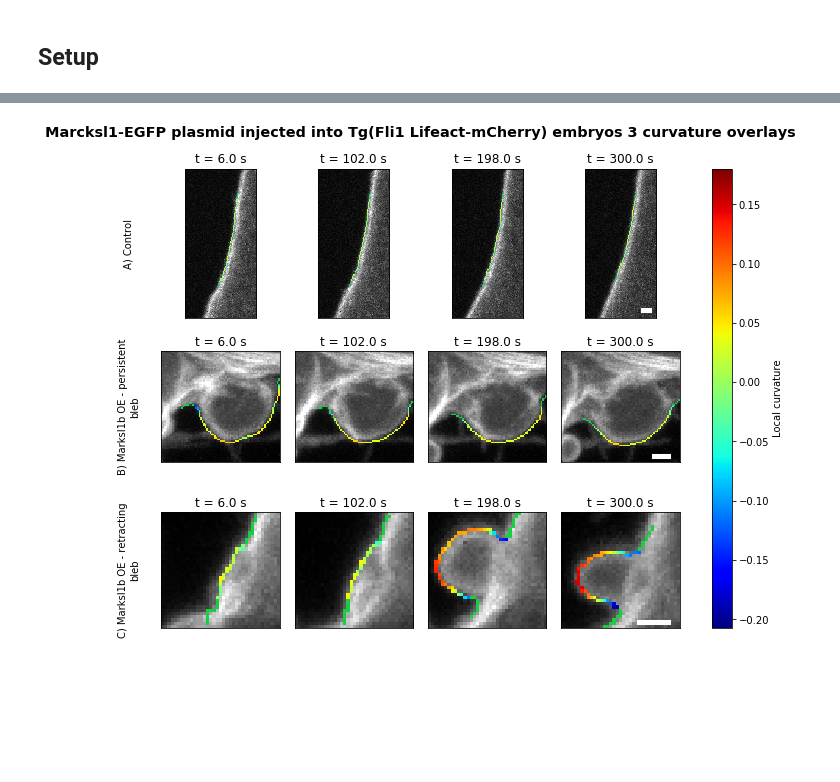
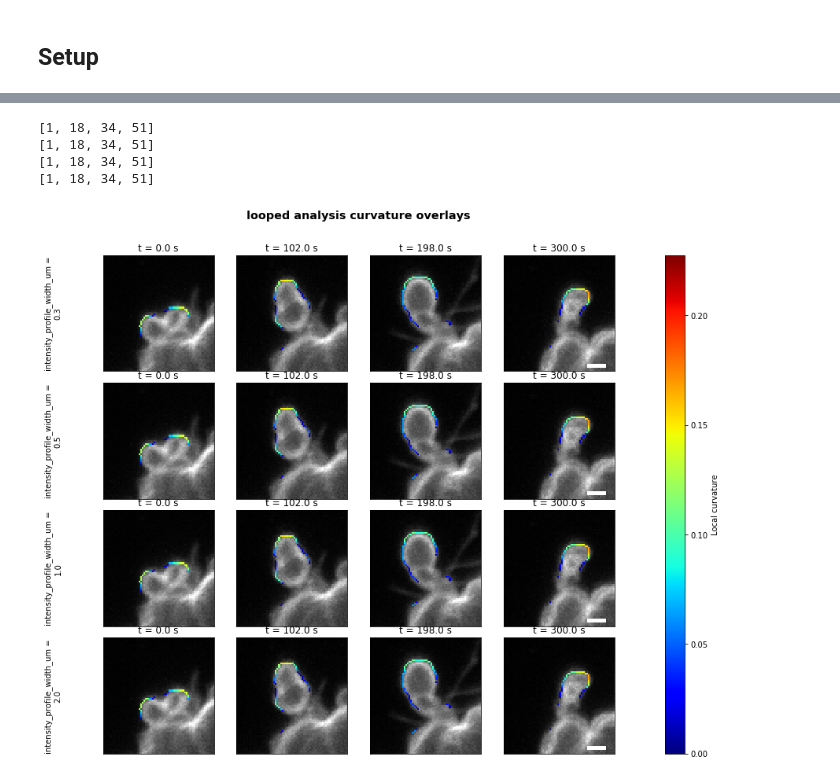
Before and after one commit to dougkelly88/blebbing_analysis, a Jupyter notebook: plotting/Blebbing figures.ipynb, the cells around one changed output, grey strips where cells are left out. Cells and saved outputs as stored; diff of their text form; code cells hidden in the pictures; blank space fills up the shorter version.

```diff
--- a/plotting/Blebbing figures.ipynb
+++ b/plotting/Blebbing figures.ipynb
@@ -25,7 +25,8 @@ This notebook is designed to generate figures for comparison of membrane blebbin
 # %% [markdown]
 ## Setup
 # %%
-experiment_folder = "D:\\analysis\\2018-12-28 Images for LKP presentation\\Marcksl1-EGFP plasmid injected into Tg(Fli1 Lifeact-mCherry) embryos 3";
+experiment_folder = "C:\\Users\\dougk\\Desktop\\output\\Experiment 1";
+experiment_folder = "C:\\Users\\dougk\\Desktop\\output\\2019-01-22 14-30-44 output\\looped analysis"
 condition_names = None;
 #condition_names = ["control", "condition 1", "condition 2"]
 annotation_arrows = None;
@@ -36,7 +37,7 @@ scale_bar_size_um = 1.0;
 scale_bar_position = (0.75, 0.9) # in normalised axis coordinates
 scale_bar_color = 'w';
 contrast_enhancement = 0.35;
-chosen_timepoints = [6, 100, 200, 300];
+base_chosen_timepoints = [0, 100, 200, 300];
 # %%
 import matplotlib.pyplot as plt
 from matplotlib import cm
@@ -154,7 +156,7 @@ fig, axs = plt.subplots(ncols=len(actin_kyms),
 for idx in range(len(actin_kyms)):
     t_offs = 0;
     timestep = paramses[idx].frame_interval;
-    if paramses[idx].time_crop_start_end is not None:
+    if paramses[idx].time_crop_start_end[0] is not None:
         t_offs = float(paramses[idx].time_crop_start_end[0] * paramses[idx].frame_interval);
     actin_im=axs[0][idx].imshow(actin_kyms[idx],
                            plt.cm.gray,
@@ -281,27 +287,29 @@ subtitles = [];
 # load and plot images
 experiment_title = os.path.basename(experiment_folder);
 for idx, subfolder in enumerate(os.listdir(experiment_folder)):
-    ims.append(io.imread(os.path.join(experiment_folder, subfolder, "overlaid curvature.tif")));
-    raw_curvatures.append(io.imread(os.path.join(experiment_folder, subfolder, "raw curvature.tif")));
-    params = Parameters();
-    params.loadParametersFromJson(os.path.join(experiment_folder, subfolder, "parameters used.json"));
-    paramses.append(params);
-    if condition_names is None:
-        if use_subfolder_as_condition:
-            subtitles.append(subfolder)
+    if os.path.isdir(os.path.join(experiment_folder, subfolder)):
+        ims.append(io.imread(os.path.join(experiment_folder, subfolder, "overlaid curvature.tif")));
+        raw_curvatures.append(io.imread(os.path.join(experiment_folder, subfolder, "raw curvature.tif")));
+        params = Parameters();
+        params.loadParametersFromJson(os.path.join(experiment_folder, subfolder, "parameters used.json"));
+        paramses.append(params);
+        if condition_names is None:
+            if use_subfolder_as_condition:
+                subtitles.append(subfolder)
+            else:
+                subtitles.append(os.path.splitext(os.path.basename(params.input_image_path))[0]);
         else:
-            subtitles.append(os.path.splitext(os.path.basename(params.input_image_path))[0]);
-    else:
-        subtitles.append(condition_names[idx]);
+            subtitles.append(condition_names[idx]);
 
 curv_lims =  (min([raw_cs.min() for raw_cs in raw_curvatures]), max([raw_cs.max() for raw_cs in raw_curvatures]))
-fig, axs = plt.subplots(ncols=len(chosen_timepoints), nrows=len(ims), figsize=(3*len(ims),2.5*len(ims)));
+fig, axs = plt.subplots(ncols=len(base_chosen_timepoints), nrows=len(ims), figsize=(3*len(ims),2.5*len(ims)));
 for imidx in range(len(ims)):
     t_offs = 0;
-    if paramses[imidx].time_crop_start_end is not None:
+    if paramses[imidx].time_crop_start_end[0] is not None:
         t_offs = float(paramses[imidx].time_crop_start_end[0]) * paramses[imidx].frame_interval;
+    chosen_timepoints = [x + paramses[imidx].frame_interval for x in base_chosen_timepoints];
     chosen_frames = [round((t - t_offs)/ paramses[imidx].frame_interval) for t in chosen_timepoints];
-    closest_timepoints = [fr * paramses[imidx].frame_interval + t_offs for fr in chosen_frames];
+    closest_timepoints = [(fr - 1) * paramses[imidx].frame_interval + t_offs for fr in chosen_frames];
     chosen_frames = [ch if ((ch < ims[imidx].shape[0]) and (ch >= 0)) else float('nan') for ch in chosen_frames];
     for fridx, fr in enumerate(chosen_frames):
         cbw = math.ceil(0.95 * ims[imidx][0].shape[1]);
@@ -322,31 +330,35 @@ for imidx in range(len(ims)):
             axs[imidx][fridx].set_frame_on(False);
             axs[imidx][fridx].set_visible(False);
         axs[imidx][fridx].set_xticks([]);
         axs[imidx][fridx].set_yticks([]);
         #if fridx == 0:
         #    axs[imidx][fridx].set_ylabel("\n".join(wrap(subtitles[imidx], 30)));
         if fridx == chosen_frames.index(max([f for f in chosen_frames if not np.isnan(f)])):
             add_scalebar(paramses[imidx],
                          axs[imidx][fridx],
                          fig,
                          color=scale_bar_color,
                          scale_bar_size_um=scale_bar_size_um);
             sb_ydata=[0.95 * ims[imidx][0].shape[0], 0.95 * ims[imidx][0].shape[0]];
 
 plt.tight_layout();
 fig.subplots_adjust(top=0.9, right=0.9, hspace=0.1, left=0.1);
 cmap = plt.get_cmap('jet');
 norm = colors.Normalize(vmin=curv_lims[0],vmax=curv_lims[1]);
 sm = plt.cm.ScalarMappable(cmap=cmap, norm=norm);
 sm.set_array([]);
 cbar_ax1 = fig.add_axes([0.95, axs[len(ims)-1][len(chosen_timepoints)-1].get_position().y0, 0.03, (axs[0][len(chosen_timepoints)-1].get_position().y1 - axs[len(ims)-1][len(chosen_timepoints)-1].get_position().y0)])
 fig.colorbar(sm, cax=cbar_ax1);
 cbar_ax1.set_ylabel("Local curvature");
 plt.rc('figure', titlesize='x-large', titleweight='bold');
 fig.suptitle(experiment_title + " curvature overlays");
 for imidx in range(len(ims)):
     bbox = axs[imidx][0].get_position();
     txt = Text(0.05, 0.5*(bbox.ymin + bbox.ymax), "\n".join(wrap(subtitles[imidx], 30)), rotation='vertical', horizontalalignment='center', va='center');
     fig.add_artist(txt)
 # %% [output]
+[1, 18, 34, 51]
+[1, 18, 34, 51]
+[1, 18, 34, 51]
+[1, 18, 34, 51]
-[figure, old version]
+[figure, new version]
```
Also changed, not shown: parts of 2 cells of this notebook.
